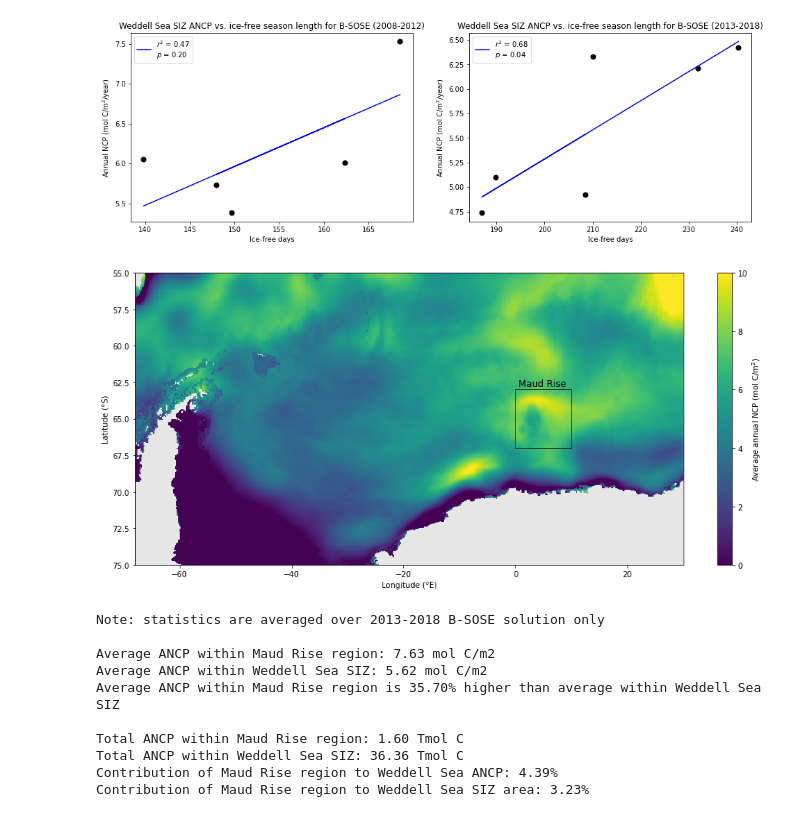
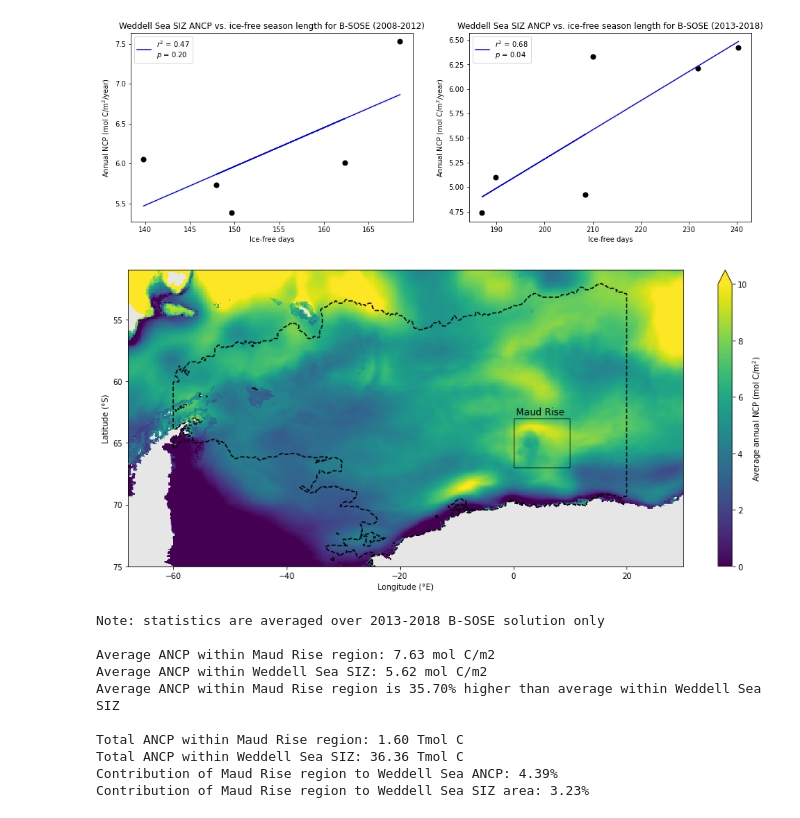
Before and after one commit to ethan-campbell/Weddell_phyto_paper, a Jupyter notebook: bsose_weddell_analysis.ipynb, the cells around one changed output. Cells and saved outputs as stored; diff of their text form; code cells hidden in the pictures.

Commit message:
Update ANCP stats with 2013-2016 only test; add SIZ outline to plot; export figs

```diff
--- a/bsose_weddell_analysis.ipynb
+++ b/bsose_weddell_analysis.ipynb
@@ -125,31 +143,43 @@ if platform.system() == 'Linux':
 # %%
 # see if Maud Rise (located in box) has an imprint in ANCP in B-SOSE (2013-2018 solution only)
 if platform.system() == 'Darwin':  vmax = 25
 elif platform.system() == 'Linux': vmax = 10
 
-# roll longitudes from (180,360] to (-180,0]
+# roll longitudes from (180,360] to (-180,0] for ANCP data
 roll_len = sum(ancp_column_mean['XC'].values > 180)
 ancp_column_mean_rolled = ancp_column_mean.roll(shifts={'XC':roll_len},roll_coords=True)
 XC_rolled = ancp_column_mean_rolled['XC'].values
 XC_rolled[XC_rolled > 180] -= 360
 ancp_column_mean_rolled = ancp_column_mean_rolled.assign_coords(XC=XC_rolled)
+
+# roll longitudes similarly for Weddell SIZ mask
+weddell_siz_mask_dataarray = ancp_column_mean.copy()
+weddell_siz_mask_dataarray.values = weddell_siz_mask.astype(float)
+weddell_siz_mask_rolled = weddell_siz_mask_dataarray.roll(shifts={'XC':roll_len},roll_coords=True)
+XC_rolled = weddell_siz_mask_rolled['XC'].values
+XC_rolled[XC_rolled > 180] -= 360
+weddell_siz_mask_rolled = weddell_siz_mask_rolled.assign_coords(XC=XC_rolled)
 
 # plot
 ancp_column_mean_masked = ancp_column_mean_rolled.values
 ancp_column_mean_masked[ancp_column_mean_rolled == 0.0] = NaN
 cmap = plt.get_cmap('viridis')
 cmap.set_bad('0.9')
 plt.figure(figsize=(16,7))
 plt.pcolormesh(ancp_column_mean_rolled['XC'],-1*ancp_column_mean_rolled['YC'],ancp_column_mean_masked,vmin=0,vmax=vmax,cmap=cmap)
-plt.xlim([-68,30]); plt.gca().invert_yaxis(); plt.ylim([75,55]);
+plt.xlim([-68,30]); plt.gca().invert_yaxis(); plt.ylim([75,51]);
 rect = mpatches.Rectangle((0,63),10,4,fill=False,alpha=0.8)
 plt.gca().add_patch(rect)
 plt.text(0.5,62.75,'Maud Rise',size=12)
-cbar = plt.colorbar();
+cbar = plt.colorbar(extend='max');
 cbar.set_label('Average annual NCP (mol C/m$^2$)')
+plt.contour(weddell_siz_mask_rolled['XC'],-1*weddell_siz_mask_rolled['YC'],weddell_siz_mask_rolled,levels=[0.5],colors='k',linestyles='dashed',zorder=2)
 plt.xlabel('Longitude (°E)'); plt.ylabel('Latitude (°S)');
+
+export_fig = True
+if export_fig and platform.system() == 'Linux': plt.savefig('/dat1/ethancc/Git/Weddell_phyto_paper/bsose_iter133_weddell_siz_ancp.jpg',dpi=300)
 # %% [output]
-[figure, old version]
+[figure, new version]
 # %%
 # calculate statistics for Maud Rise vs. entire Weddell Sea using only B-SOSE solution for 2013-2018
 mr_average_ancp = average(ancp_column_mean.values[mr_mask],    # units: mol C/m2
```
Also changed, not shown: parts of 3 cells of this notebook.
